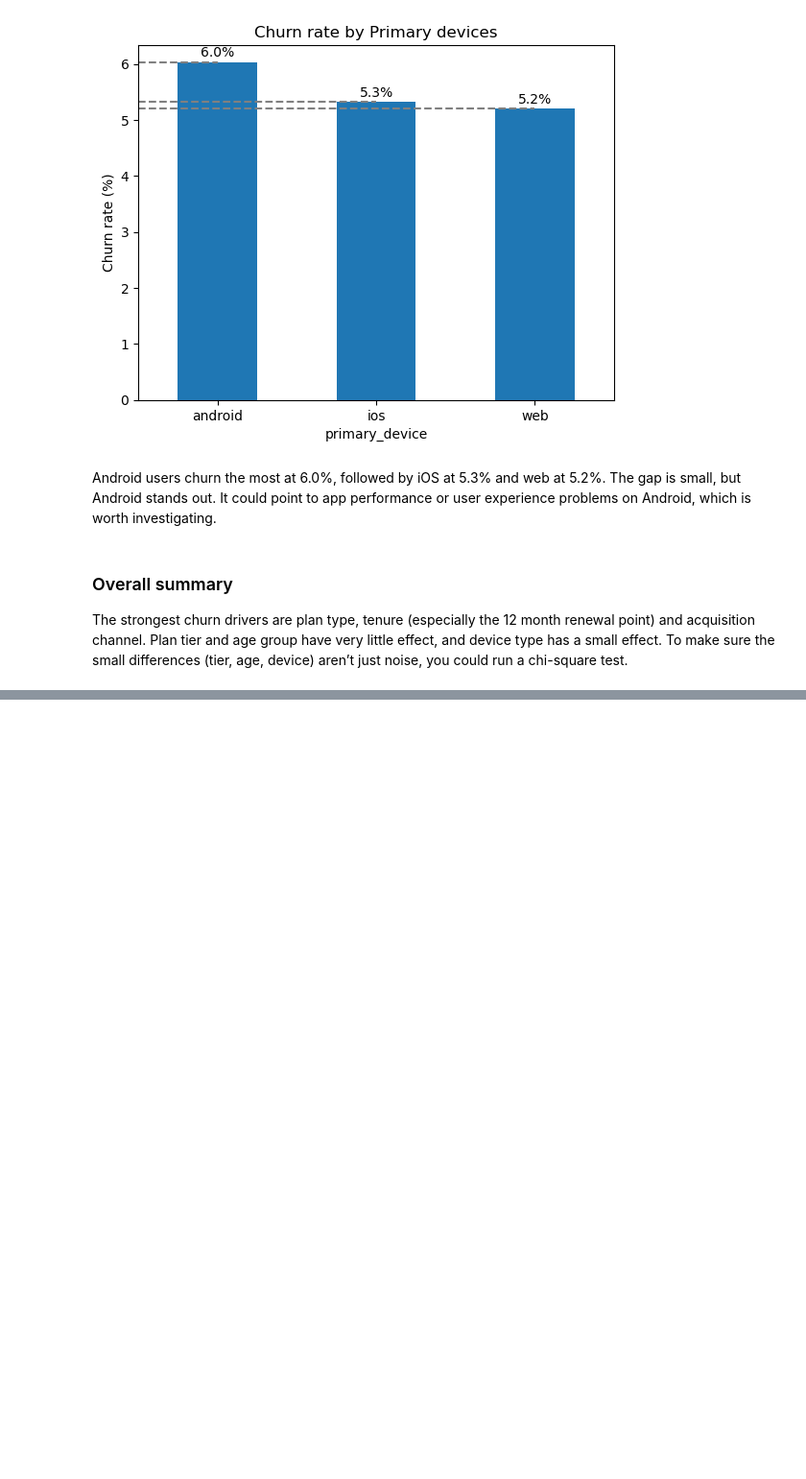
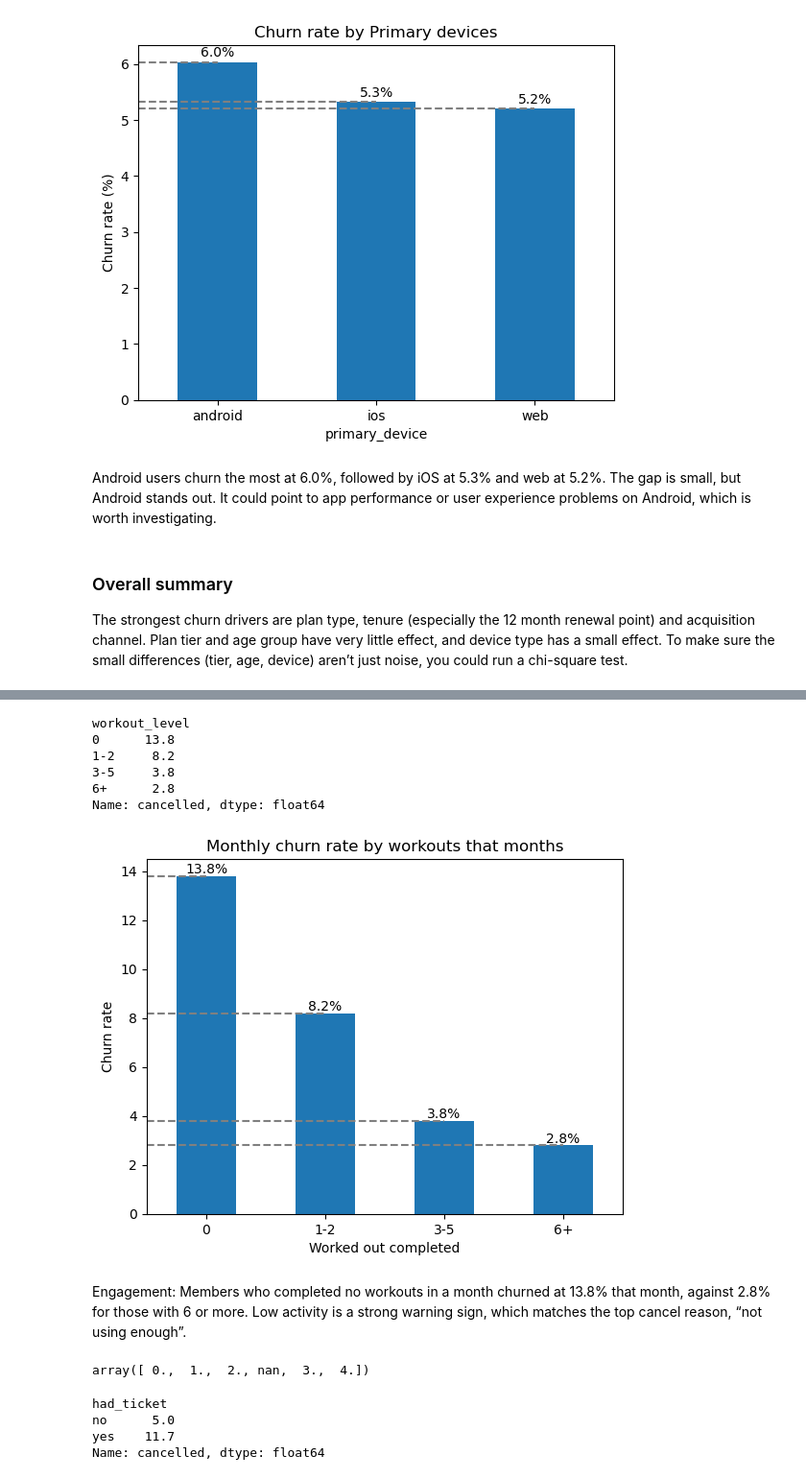
Before and after one commit to karanmagar921/Peloton_churn_analysis, a Jupyter notebook: evaluation.ipynb, the cells around one changed output, grey strips where cells are left out. Shown at 96% size. Saved outputs shown, nothing was run; the diff lists cells and outputs as text; code cells hidden in the pictures; blank space fills up the shorter version.

```diff
--- a/evaluation.ipynb
+++ b/evaluation.ipynb
@@ -358,0 +347,5 @@ The strongest churn drivers are plan type, tenure (especially the 12 month renew
+# %%
+use_df['month'] = use_df['month'].dt.to_period('M')
+# %%
+df_combined = pd.merge(df, use_df, on=['customer_id', 'month'], how='left')
+df_combined.head()
@@ -358,0 +359,31 @@ The strongest churn drivers are plan type, tenure (especially the 12 month renew
+# %%
+df_combined['workout_level'] = pd.cut(df_combined['workouts_completed'], bins=[-1, 0, 2, 5, 100], labels=['0', '1-2', '3-5', '6+'])
+# %%
+workout_churn = (df_combined.groupby('workout_level', observed=True)['cancelled'].mean() * 100).round(1)
+workout_churn
+# %% [output]
+workout_level
+0      13.8
+1-2     8.2
+3-5     3.8
+6+      2.8
+Name: cancelled, dtype: float64
+# %%
+workout_churn.plot(kind='bar')
+for i, v in enumerate(workout_churn):
+    plt.hlines(v, xmin=-0.5, xmax=i, colors='grey', linestyles='--')
+    plt.text(i, v + 0.1, f'{v:.1f}%', ha='center')
+
+plt.title('Monthly churn rate by workouts that months')
+plt.xlabel('Worked out completed')
+plt.ylabel('Churn rate')
+plt.xticks(rotation=0)
+plt.show()
+# %% [output]
+[figure, added]
+# %% [markdown]
+Engagement: Members who completed no workouts in a month churned at 13.8% that month, against 2.8% for those with 6 or more. Low activity is a strong warning sign, which matches the top cancel reason, “not using enough”.
+# %%
+df_combined['support_tickets'].unique()
+# %% [output]
+array([ 0.,  1.,  2., nan,  3.,  4.])
@@ -358,0 +392,8 @@ The strongest churn drivers are plan type, tenure (especially the 12 month renew
+# %%
+ticket_churn = (df_combined[df_combined['support_tickets'].notna()].groupby('had_ticket')['cancelled'].mean() * 100).round(1)
+ticket_churn
+# %% [output]
+had_ticket
+no      5.0
+yes    11.7
+Name: cancelled, dtype: float64
```
Also changed, not shown: parts of 22 cells of this notebook, 1 other file.
